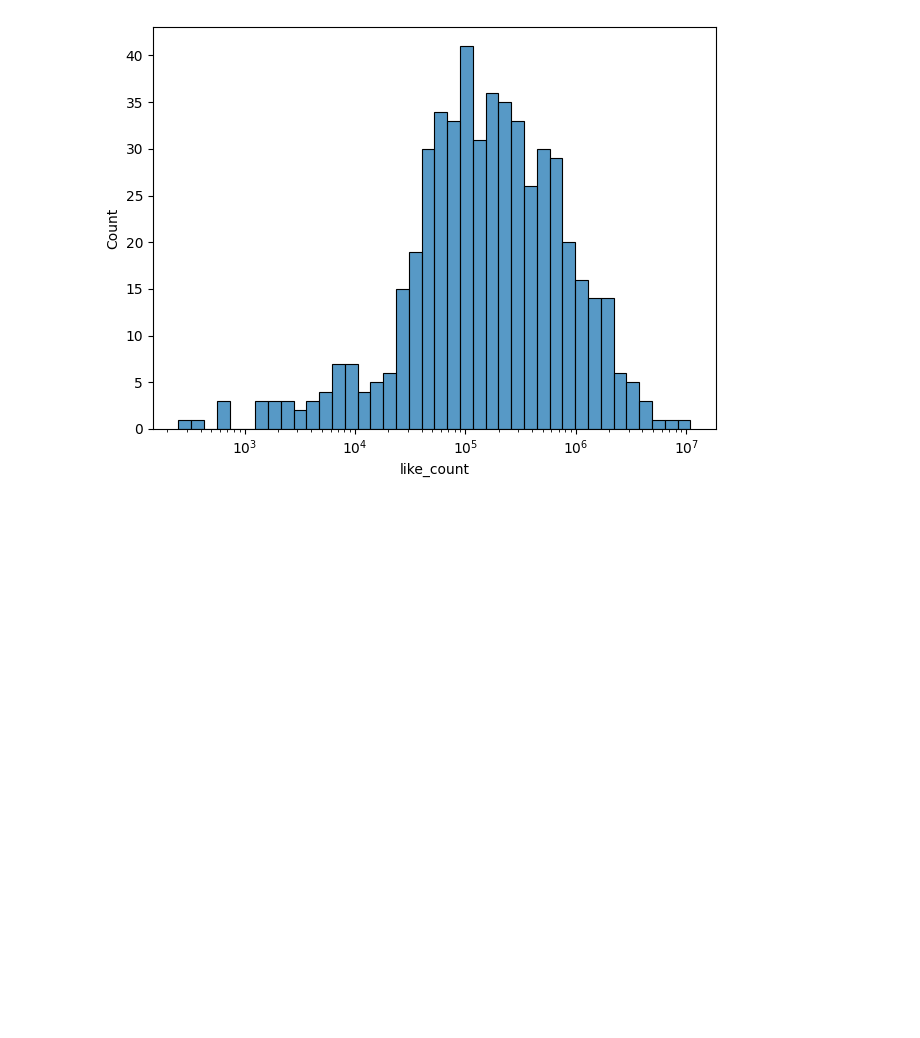
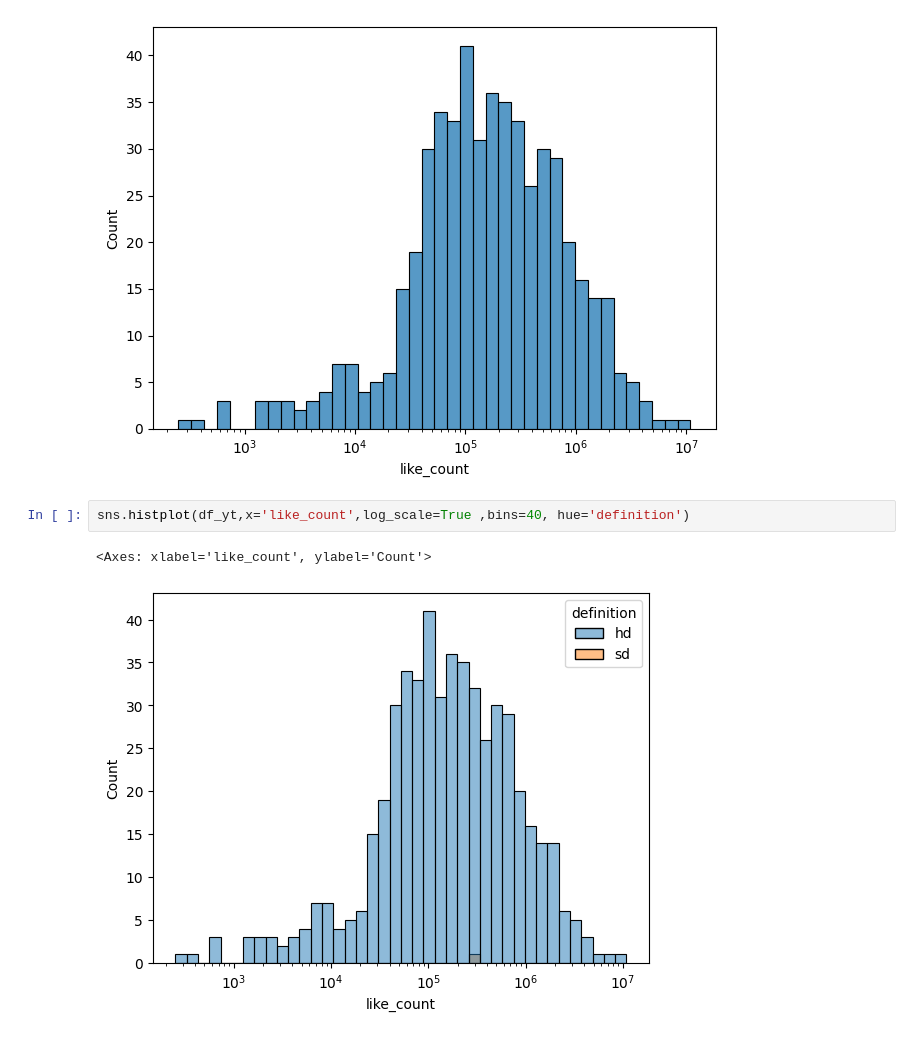
Before and after one commit to vexyiwnl/youtube-analytics, a Jupyter notebook: youtube_analytics.ipynb, the cells around one changed output. Drawn from its saved outputs; the diff is of its cells as text; blank space fills up the shorter version.

```diff
--- a/youtube_analytics.ipynb
+++ b/youtube_analytics.ipynb
@@ -140,4 +197,9 @@ plt.tight_layout()
 plt.show()
 # %% [output]
 [figure]
+# %%
+sns.histplot(df_yt,x='like_count',log_scale=True ,bins=40, hue='definition')
+# %% [output]
+<Axes: xlabel='like_count', ylabel='Count'>
+[figure, added]
 # %%
```
Also changed, not shown: parts of 8 cells of this notebook.
